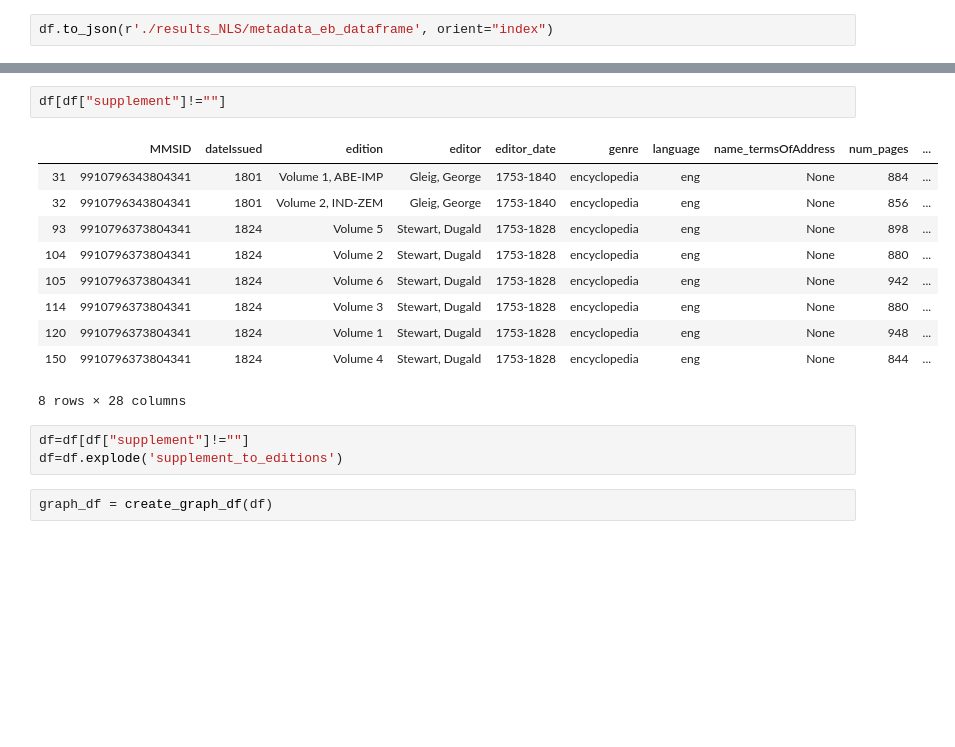
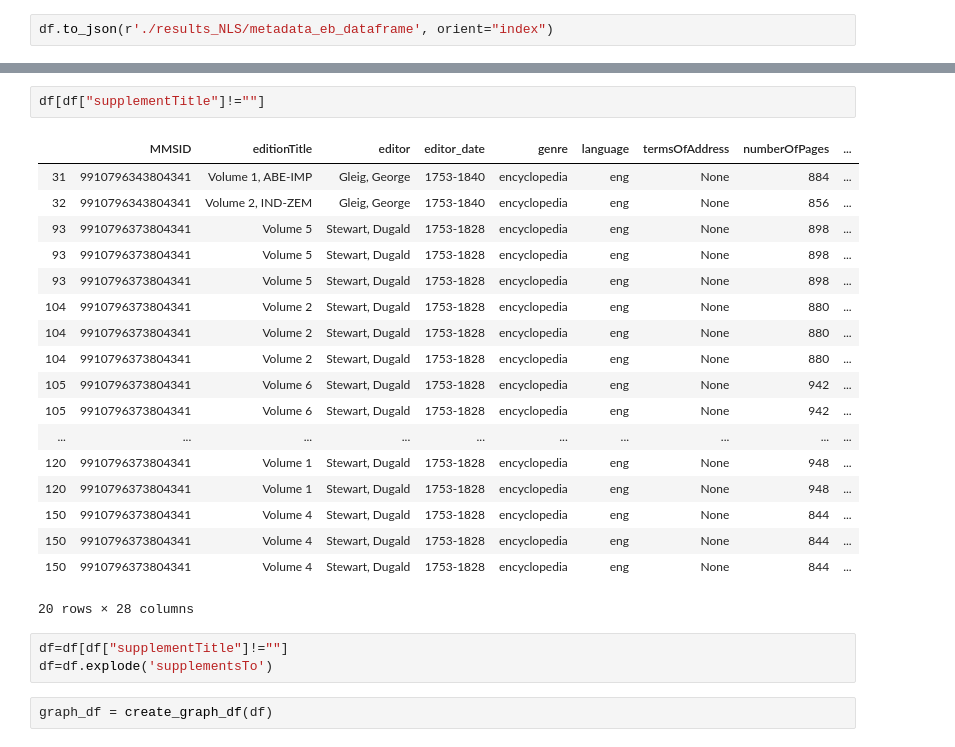
Before and after one commit to francesNLP/frances, a Jupyter notebook: NLS_EB/Metadata_EB.ipynb, the cells around one changed output, grey strips where cells are left out. Drawn from its saved outputs; the diff is of its cells as text; blank space fills up the shorter version.

```diff
--- a/NLS_EB/Metadata_EB.ipynb
+++ b/NLS_EB/Metadata_EB.ipynb
@@ -353,21 +475,29 @@ fig.show()
 # %% [output]
 [interactive output not drawn]
 # %%
-df[df["supplement"]!=""]
+df[df["supplementTitle"]!=""]
 # %% [output]
-|  | MMSID | dateIssued | edition | editor | editor_date | genre | language | name_termsOfAddress | num_pages | ... |
-| 31 | 9910796343804341 | 1801 | Volume 1, ABE-IMP | Gleig, George | 1753-1840 | encyclopedia | eng | None | 884 | ... |
-| 32 | 9910796343804341 | 1801 | Volume 2, IND-ZEM | Gleig, George | 1753-1840 | encyclopedia | eng | None | 856 | ... |
-| 93 | 9910796373804341 | 1824 | Volume 5 | Stewart, Dugald | 1753-1828 | encyclopedia | eng | None | 898 | ... |
-| 104 | 9910796373804341 | 1824 | Volume 2 | Stewart, Dugald | 1753-1828 | encyclopedia | eng | None | 880 | ... |
-| 105 | 9910796373804341 | 1824 | Volume 6 | Stewart, Dugald | 1753-1828 | encyclopedia | eng | None | 942 | ... |
-| 114 | 9910796373804341 | 1824 | Volume 3 | Stewart, Dugald | 1753-1828 | encyclopedia | eng | None | 880 | ... |
-| 120 | 9910796373804341 | 1824 | Volume 1 | Stewart, Dugald | 1753-1828 | encyclopedia | eng | None | 948 | ... |
-| 150 | 9910796373804341 | 1824 | Volume 4 | Stewart, Dugald | 1753-1828 | encyclopedia | eng | None | 844 | ... |
+|  | MMSID | editionTitle | editor | editor_date | genre | language | termsOfAddress | numberOfPages | ... |
+| 31 | 9910796343804341 | Volume 1, ABE-IMP | Gleig, George | 1753-1840 | encyclopedia | eng | None | 884 | ... |
+| 32 | 9910796343804341 | Volume 2, IND-ZEM | Gleig, George | 1753-1840 | encyclopedia | eng | None | 856 | ... |
+| 93 | 9910796373804341 | Volume 5 | Stewart, Dugald | 1753-1828 | encyclopedia | eng | None | 898 | ... |
+| 93 | 9910796373804341 | Volume 5 | Stewart, Dugald | 1753-1828 | encyclopedia | eng | None | 898 | ... |
+| 93 | 9910796373804341 | Volume 5 | Stewart, Dugald | 1753-1828 | encyclopedia | eng | None | 898 | ... |
+| 104 | 9910796373804341 | Volume 2 | Stewart, Dugald | 1753-1828 | encyclopedia | eng | None | 880 | ... |
+| 104 | 9910796373804341 | Volume 2 | Stewart, Dugald | 1753-1828 | encyclopedia | eng | None | 880 | ... |
+| 104 | 9910796373804341 | Volume 2 | Stewart, Dugald | 1753-1828 | encyclopedia | eng | None | 880 | ... |
+| 105 | 9910796373804341 | Volume 6 | Stewart, Dugald | 1753-1828 | encyclopedia | eng | None | 942 | ... |
+| 105 | 9910796373804341 | Volume 6 | Stewart, Dugald | 1753-1828 | encyclopedia | eng | None | 942 | ... |
+| ... | ... | ... | ... | ... | ... | ... | ... | ... | ... |
+| 120 | 9910796373804341 | Volume 1 | Stewart, Dugald | 1753-1828 | encyclopedia | eng | None | 948 | ... |
+| 120 | 9910796373804341 | Volume 1 | Stewart, Dugald | 1753-1828 | encyclopedia | eng | None | 948 | ... |
+| 150 | 9910796373804341 | Volume 4 | Stewart, Dugald | 1753-1828 | encyclopedia | eng | None | 844 | ... |
+| 150 | 9910796373804341 | Volume 4 | Stewart, Dugald | 1753-1828 | encyclopedia | eng | None | 844 | ... |
+| 150 | 9910796373804341 | Volume 4 | Stewart, Dugald | 1753-1828 | encyclopedia | eng | None | 844 | ... |
-8 rows × 28 columns
+20 rows × 28 columns
 # %%
-df=df[df["supplement"]!=""]
-df=df.explode('supplement_to_editions')
+df=df[df["supplementTitle"]!=""]
+df=df.explode('supplementsTo')
 # %%
 graph_df = create_graph_df(df)
 # %%
```
Also changed, not shown: parts of 36 cells of this notebook, 2 other files.
